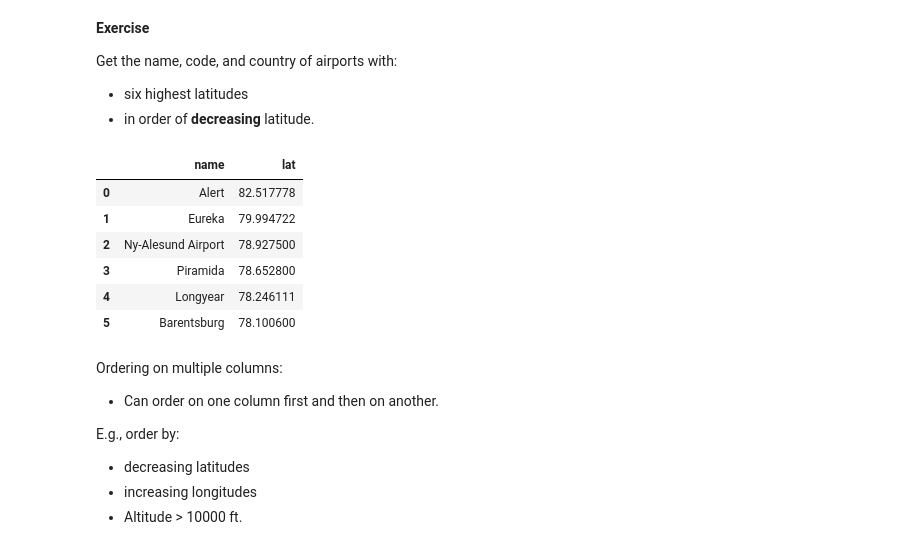
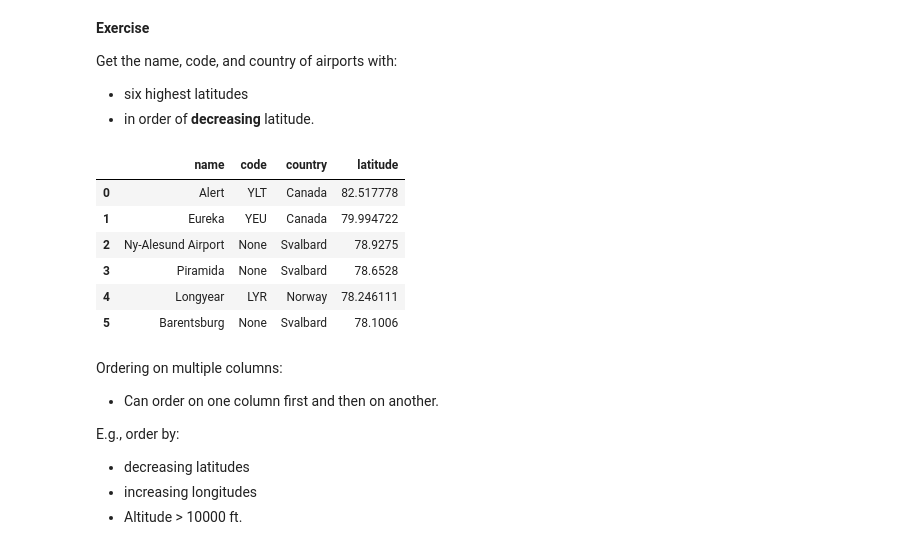
Before and after one commit to williambguo/NYC_DS_082624, a Jupyter notebook: Phase2_SQL/Ph1_T6_SQLBasics.ipynb, the cells around one changed output. Drawn from its saved outputs; the diff is of its cells as text; code cells hidden in the pictures.

```diff
--- a/Phase2_SQL/Ph1_T6_SQLBasics.ipynb
+++ b/Phase2_SQL/Ph1_T6_SQLBasics.ipynb
@@ -960,17 +1079,20 @@ Get the name, code, and country of airports with:
 - in order of **decreasing** latitude.
 # %%
 pd.read_sql("""
-
+SELECT name, code, country, latitUde
+FROM airports
+ORDER BY CAST(latitude as float) DESC
+LIMIT 6
 
 """, con)
 # %% [output]
-|  | name | lat |
-| 0 | Alert | 82.517778 |
-| 1 | Eureka | 79.994722 |
-| 2 | Ny-Alesund Airport | 78.927500 |
-| 3 | Piramida | 78.652800 |
-| 4 | Longyear | 78.246111 |
-| 5 | Barentsburg | 78.100600 |
+|  | name | code | country | latitude |
+| 0 | Alert | YLT | Canada | 82.517778 |
+| 1 | Eureka | YEU | Canada | 79.994722 |
+| 2 | Ny-Alesund Airport | None | Svalbard | 78.9275 |
+| 3 | Piramida | None | Svalbard | 78.6528 |
+| 4 | Longyear | LYR | Norway | 78.246111 |
+| 5 | Barentsburg | None | Svalbard | 78.1006 |
 # %% [markdown]
 Ordering on multiple columns:
 
```
Also changed, not shown: parts of 17 cells of this notebook, 1 other file.
